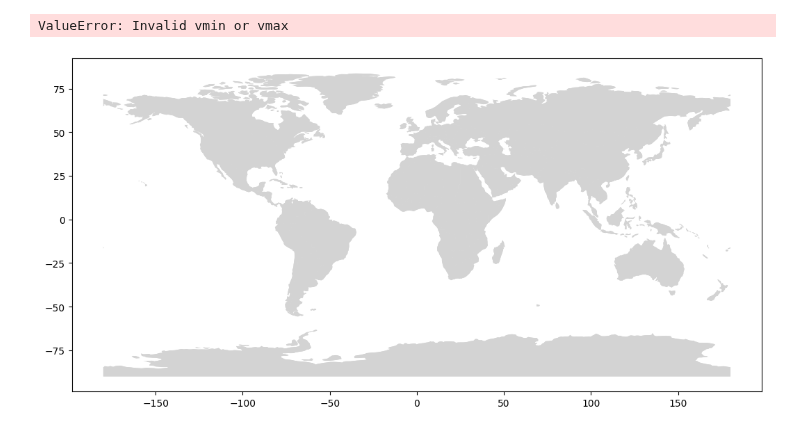
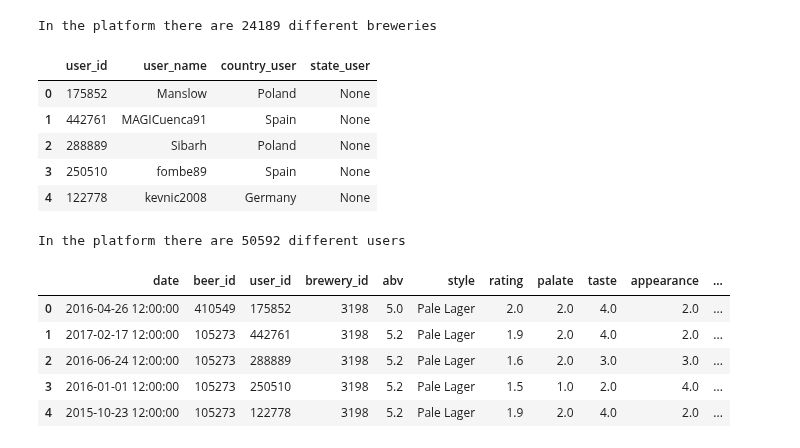
Before and after one commit to epfl-ada/ada-2024-project-sadamasochists, a Jupyter notebook: results.ipynb, the cells around one changed output. Cells and saved outputs as stored; diff of their text form; code cells hidden in the pictures.

```diff
--- a/results.ipynb
+++ b/results.ipynb
@@ -243,31 +41,26 @@ plt.show()
-# %%
-import geopandas as gpd
-import matplotlib.pyplot as plt
-import matplotlib.colors as mcolors
-
-location = 'United States of America'
-
-merged = df_ratings_no_text.merge(df_users[['user_id','location']], left_on='user_id', right_on='user_id')
-world = gpd.read_file("https://naciscdn.org/naturalearth/110m/cultural/ne_110m_admin_0_countries.zip").rename(columns={'ADMIN': 'name'})
-merged = merged[merged['location_y'] == location].groupby('location_x').size().reset_index(name='count')
-merged = world.merge(merged, left_on='name', right_on='location_x', how='left')
-
-# Create figure
-fig, ax = plt.subplots(figsize=(16, 8))
-world.plot(ax=ax, color='lightgray')
-
-# Plot with log scale normalization
-merged.plot(
-    column='count',
-    ax=ax,
-    legend=True,
-    cmap='viridis',
-    norm=mcolors.LogNorm(vmin=1, vmax=merged['count'].max()),
-    missing_kwds={"color": "lightgray"}
-)
-ax.set_title('Brewery Locations by Country (Log Scale)')
-plt.axis('off')
-plt.show()
-# %% [output]
-ValueError: Invalid vmin or vmax
-[figure, removed]
+# %%
+print(f"In the platform there are {df_breweries.shape[0]} different breweries")
+# %% [output]
+In the platform there are 24189 different breweries
+# %%
+df_users.head(5)
+# %% [output]
+|  | user_id | user_name | country_user | state_user |
+| 0 | 175852 | Manslow | Poland | None |
+| 1 | 442761 | MAGICuenca91 | Spain | None |
+| 2 | 288889 | Sibarh | Poland | None |
+| 3 | 250510 | fombe89 | Spain | None |
+| 4 | 122778 | kevnic2008 | Germany | None |
+# %%
+print(f"In the platform there are {df_users.shape[0]} different users")
+# %% [output]
+In the platform there are 50592 different users
+# %%
+df_ratings_no_text.head(5)
+# %% [output]
+|  | date | beer_id | user_id | brewery_id | abv | style | rating | palate | taste | appearance | ... |
+| 0 | 2016-04-26 12:00:00 | 410549 | 175852 | 3198 | 5.0 | Pale Lager | 2.0 | 2.0 | 4.0 | 2.0 | ... |
+| 1 | 2017-02-17 12:00:00 | 105273 | 442761 | 3198 | 5.2 | Pale Lager | 1.9 | 2.0 | 4.0 | 2.0 | ... |
+| 2 | 2016-06-24 12:00:00 | 105273 | 288889 | 3198 | 5.2 | Pale Lager | 1.6 | 2.0 | 3.0 | 3.0 | ... |
+| 3 | 2016-01-01 12:00:00 | 105273 | 250510 | 3198 | 5.2 | Pale Lager | 1.5 | 1.0 | 2.0 | 4.0 | ... |
+| 4 | 2015-10-23 12:00:00 | 105273 | 122778 | 3198 | 5.2 | Pale Lager | 1.9 | 2.0 | 4.0 | 2.0 | ... |
```
Also changed, not shown: parts of 25 cells of this notebook, 1 other file.
